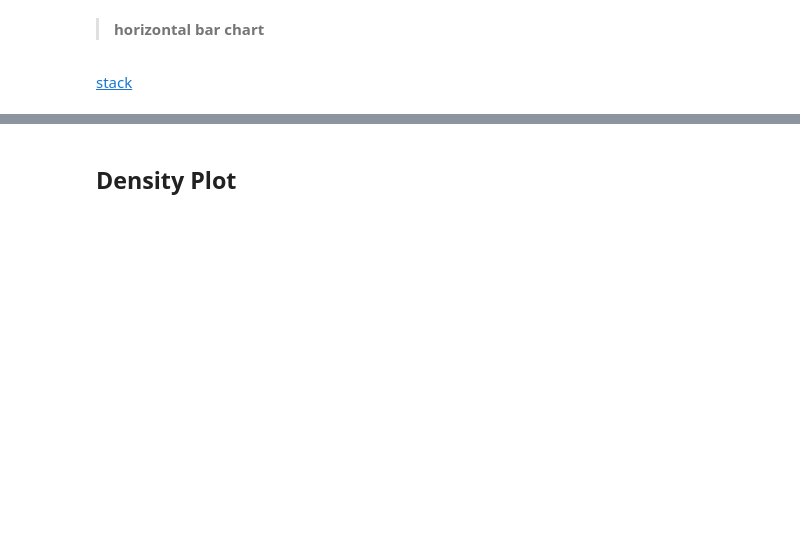
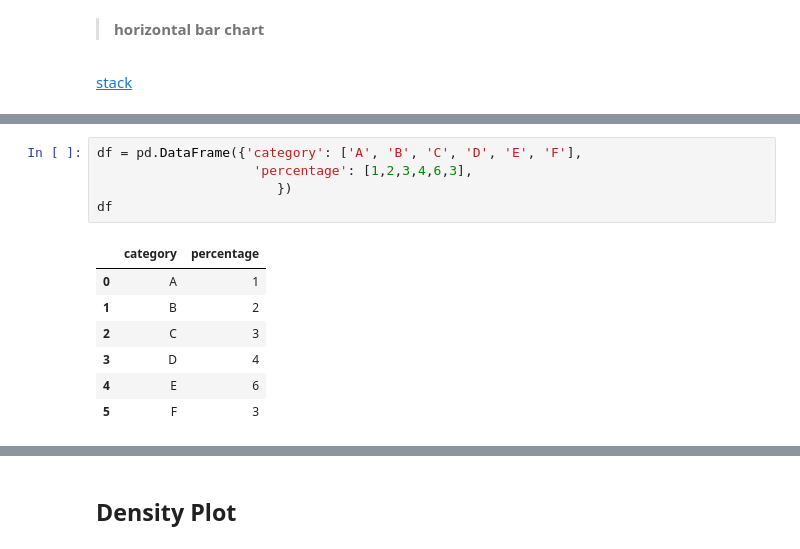
Before and after one commit to johnnychiuchiu/Machine-Learning, a Jupyter notebook: others/python_plots.ipynb, the cells around one changed output, grey strips where cells are left out. Drawn from its saved outputs; the diff is of its cells as text; blank space fills up the shorter version.

```diff
--- a/others/python_plots.ipynb
+++ b/others/python_plots.ipynb
@@ -326,3 +350,16 @@ def plot_horizontal_bar(df, title, xlabel, ylabel, in_percentage):
             va='center',
             fontweight="bold",
             fontsize=12)
+# %%
+df = pd.DataFrame({'category': ['A', 'B', 'C', 'D', 'E', 'F'],
+                    'percentage': [1,2,3,4,6,3],
+                       })
+df
+# %% [output]
+|  | category | percentage |
+| 0 | A | 1 |
+| 1 | B | 2 |
+| 2 | C | 3 |
+| 3 | D | 4 |
+| 4 | E | 6 |
+| 5 | F | 3 |
```
Also changed, not shown: parts of 19 cells of this notebook.
